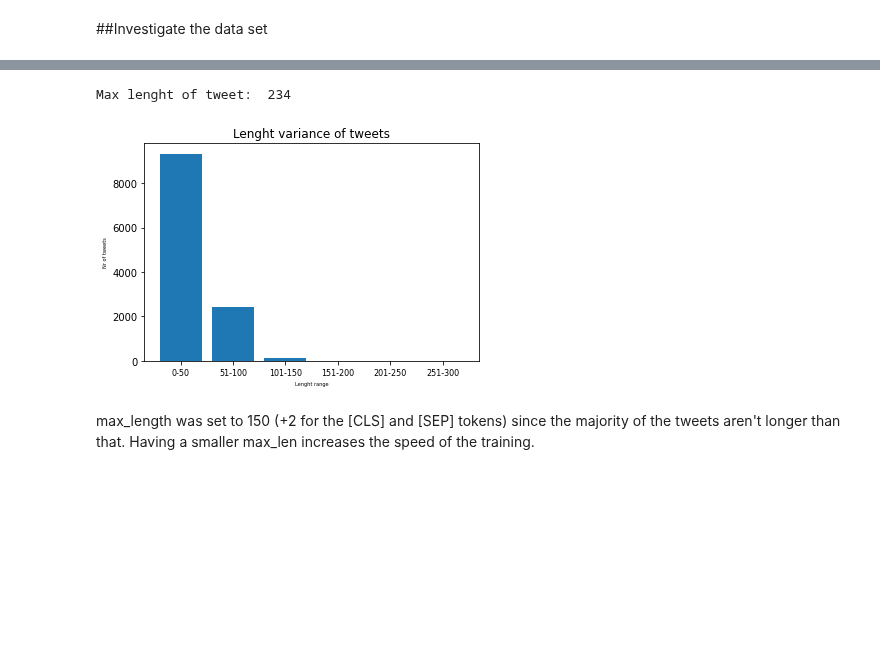
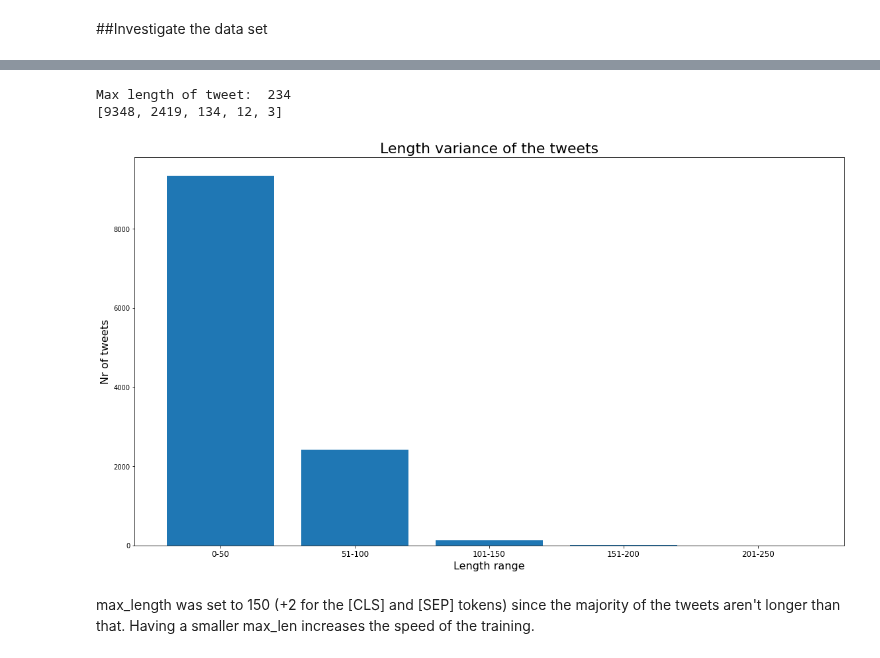
Before and after one commit to josbex/HS-detection_in_social_media_posts, a Jupyter notebook: Hate_speech_detection_in_social_media_posts.ipynb, the cells around one changed output, grey strips where cells are left out. Drawn from its saved outputs; the diff is of its cells as text; code cells hidden in the pictures; blank space fills up the shorter version.

```diff
--- a/Hate_speech_detection_in_social_media_posts.ipynb
+++ b/Hate_speech_detection_in_social_media_posts.ipynb
@@ -353,15 +354,15 @@ Why it is good to have an validation set is because it is a good test to use for
 from torch.utils.data import TensorDataset
 # Combine the training inputs into a TensorDataset.
 #tweets, labels = get_dataset('90_training_data')
-tweets, labels = get_dataset_from_github('https://raw.githubusercontent.com/josbex/HS-detection_in_social_media_posts/master/data/90_random_training_data.tsv')
-#tweets, labels = get_dataset_from_github('https://raw.githubusercontent.com/josbex/HS-detection_in_social_media_posts/master/data/80_training_data.tsv')
+tweets, labels = get_dataset_from_github('https://raw.githubusercontent.com/josbex/HS-detection_in_social_media_posts/master/data/80_random_training_data.tsv')
+#tweets, labels = get_dataset_from_github('https://raw.githubusercontent.com/josbex/HS-detection_in_social_media_posts/master/data/90_training_data.tsv')
 input_ids, attention_masks, labels = data_to_tensors(tweets, labels)
 train_dataset = TensorDataset(input_ids, attention_masks, labels)
 
 # Combine the validation inputs into a TensorDataset.
 #tweets, labels = get_dataset('10_val_data')
-tweets, labels = get_dataset_from_github('https://raw.githubusercontent.com/josbex/HS-detection_in_social_media_posts/master/data/10_random_val_data.tsv')
-#tweets, labels = get_dataset_from_github('https://raw.githubusercontent.com/josbex/HS-detection_in_social_media_posts/master/data/20_val_data.tsv')
+tweets, labels = get_dataset_from_github('https://raw.githubusercontent.com/josbex/HS-detection_in_social_media_posts/master/data/20_random_val_data.tsv')
+#tweets, labels = get_dataset_from_github('https://raw.githubusercontent.com/josbex/HS-detection_in_social_media_posts/master/data/10_val_data.tsv')
 input_ids, attention_masks, labels = data_to_tensors(tweets, labels)
 val_dataset = TensorDataset(input_ids, attention_masks, labels)
 
@@ -1005,9 +1061,9 @@ def save_prediction_type_indices(tp, tn, fp, fn):
 # %%
 #To test from a saved model, model and tokenizer needs to be fetched from load_model
 #To test on a newly trained model comment out the line below (only works if training is done one time in the cells above, not the training loop)
-#model, tokenizer = load_model("new_training_round/best_model/model_save")
+model, tokenizer = load_model("new_training_round/best_model/model_save")
 #This is the best model achieved so far
-model, tokenizer = load_model("/learn_rate_5/model_save")
+#model, tokenizer = load_model("/learn_rate_5/model_save")
 prediction_dataloader, nrOfTestTweets = prepare_test_data(32, tokenizer)
 predictions, true_labels = test(32, model, tokenizer, prediction_dataloader, nrOfTestTweets)
 accur, f1 = get_test_accuracy_and_f1_score(predictions, true_labels)
@@ -1069,18 +1125,18 @@ def count_occurences(labels):
   occurences.append(OFFcount)
   return occurences
 
-tweets, labels = get_dataset('90_training_data')
+tweets, labels = get_dataset('90_random_training_data')
 labelStr = ['non-offensive', 'offensive']
 occurences = count_occurences(labels)
 
 def plot_data(occurences, labelStr, xlabel, ylabel, title, name):
-  fig = plt.figure()
+  fig = plt.figure(figsize=(19.20,10.80))
   index = np.arange(len(labelStr))
   plt.bar(index, occurences)
-  plt.xlabel(xlabel, fontsize=5)
-  plt.ylabel(ylabel, fontsize=5)
-  plt.xticks(index, labelStr, fontsize=8)
-  plt.title(title)
+  plt.xlabel(xlabel, fontsize=16)
+  plt.ylabel(ylabel, fontsize=16)
+  plt.xticks(index, labelStr, fontsize=12)
+  plt.title(title, fontsize=22)
   plt.show()
   fig.savefig("/content/gdrive/My Drive/thesis/dataset/" + name + ".png")
 
@@ -1090,37 +1146,38 @@ plot_data(occurences, labelStr, 'Label', 'Nr of tweets', 'Label split of the tra
 # %%
 def get_token_lengths(tweets):
   token_lenghts = []
   for tweet in tweets:
     encoded_tweet = tokenizer(tweet)["input_ids"]
     token_lenghts.append(len(encoded_tweet))
   return token_lenghts
 
 def label_count(counter):
-  occurences = [0,0,0,0,0,0]
+  occurences = [0,0,0,0,0]
   for key, value in counter.items():
     if key < 51:
       occurences[0] += value
     elif key > 50 and key < 101:
       occurences[1] += value
     elif key > 100 and key < 151:
       occurences[2] += value
     elif key > 150 and key < 201:
       occurences[3] += value
     elif key > 200 and key < 251:
       occurences[4] += value
-    else:
-      occurences[5] += value
+    #else:
+      #occurences[5] += value
   return occurences
 
-labelStr = ["0-50", "51-100", "101-150", "151-200", "201-250", "251-300"]
+labelStr = ["0-50", "51-100", "101-150", "151-200", "201-250"]
 token_lenghts = get_token_lengths(tweets)
-print("Max lenght of tweet: ", max(token_lenghts))
+print("Max length of tweet: ", max(token_lenghts))
 counter=collections.Counter(token_lenghts)
 occurences = label_count(counter)
 print(occurences)
-plot_data(occurences, labelStr, 'Lenght range', 'Nr of tweets', 'Lenght variance of tweets', 'lenght_split')
+plot_data(occurences, labelStr, 'Length range', 'Nr of tweets', 'Length variance of the tweets', 'lenght_split')
 # %% [output]
-Max lenght of tweet:  234
+Max length of tweet:  234
+[9348, 2419, 134, 12, 3]
-[figure, old version]
+[figure, new version]
 # %% [markdown]
 max_length was set to 150 (+2 for the [CLS] and [SEP] tokens) since the majority of the tweets aren't longer than that. Having a smaller max_len increases the speed of the training.
```
Also changed, not shown: parts of 16 cells of this notebook.
